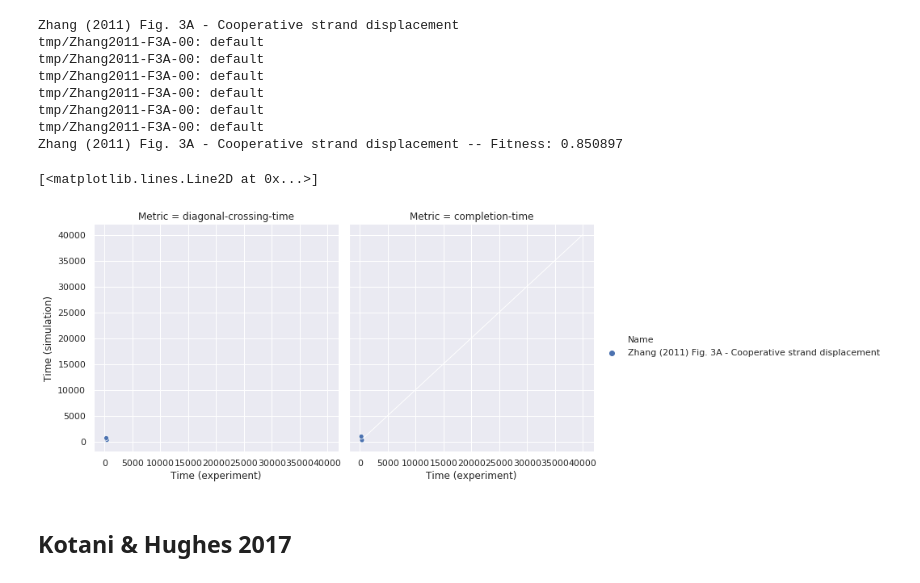
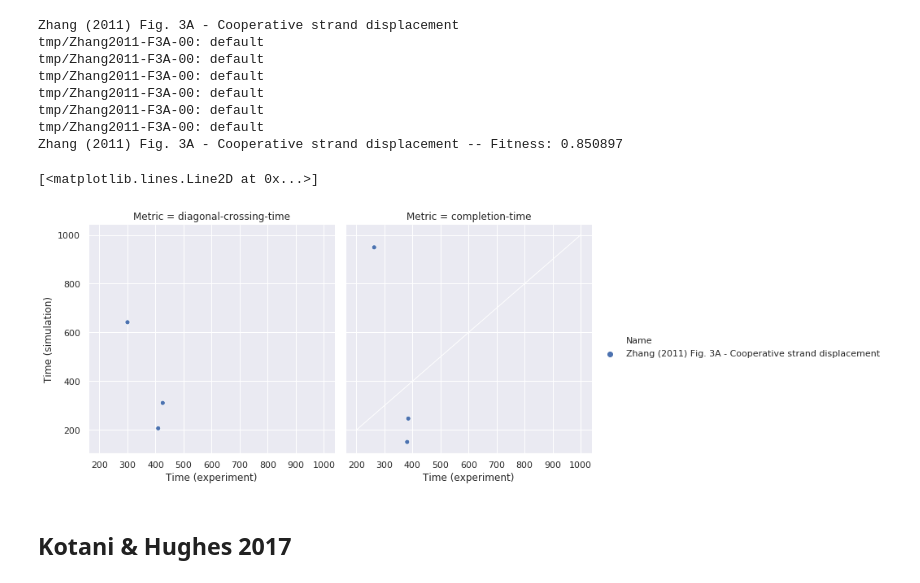
Before and after one commit to DNA-and-Natural-Algorithms-Group/peppercornenumerator, a Jupyter notebook: case_studies/Many_systems.ipynb, the cells around one changed output. Cells and saved outputs as stored; diff of their text form; code cells hidden in the pictures.

```diff
--- a/case_studies/Many_systems.ipynb
+++ b/case_studies/Many_systems.ipynb
@@ -286,19 +275,19 @@ Zhang (2011) Fig. 3A - Cooperative strand displacement -- Fitness: 0.850897
 # %%
 tmpfig = Table1
 tmpfig = tmpfig.loc[tmpfig['Name'].isin([fig.name for fig in z11])]
 #display(tmpfig)
 
 sns.relplot(x="Time (experiment)", y="Time (simulation)", col='Metric', hue='Name', data=tmpfig)
 
 #plt.xscale('log')
 #plt.yscale('log')
-(mi, ma)=(1.5e0, 4e4)
+(mi, ma)=(200, 1000)
 #plt.xlim(mi, ma)
 #plt.ylim(mi, ma)
 plt.plot([mi, ma], [mi, ma], linewidth=1, color='white',zorder=0)
 # %% [output]
 [<matplotlib.lines.Line2D at 0x...>]
-[figure, old version]
+[figure, new version]
 # %% [markdown]
 ## Kotani & Hughes 2017
 # %%
```
Also changed, not shown: parts of 1 cell of this notebook, 10 other files.
